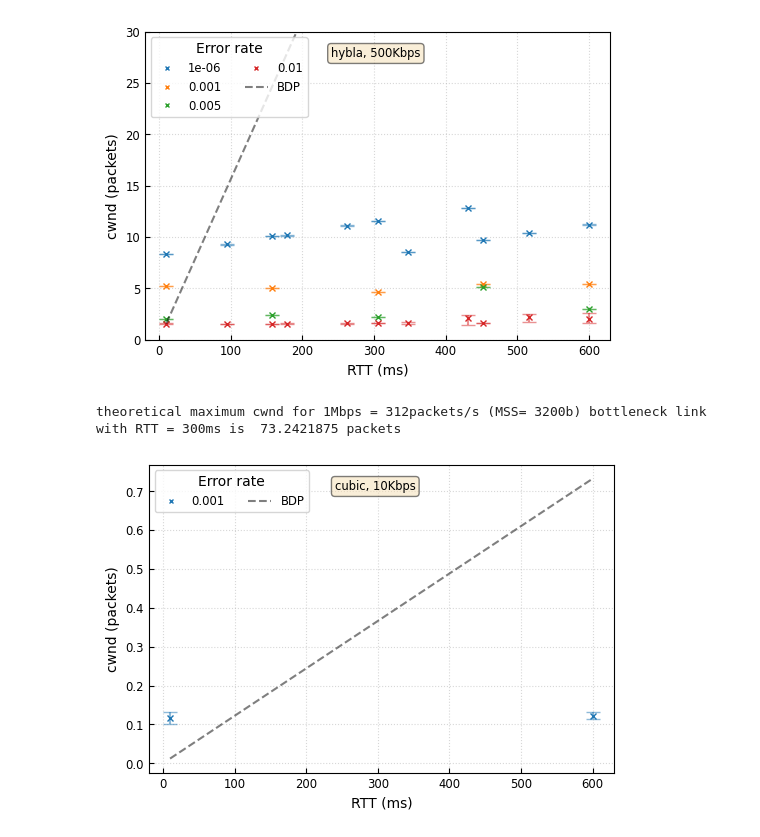
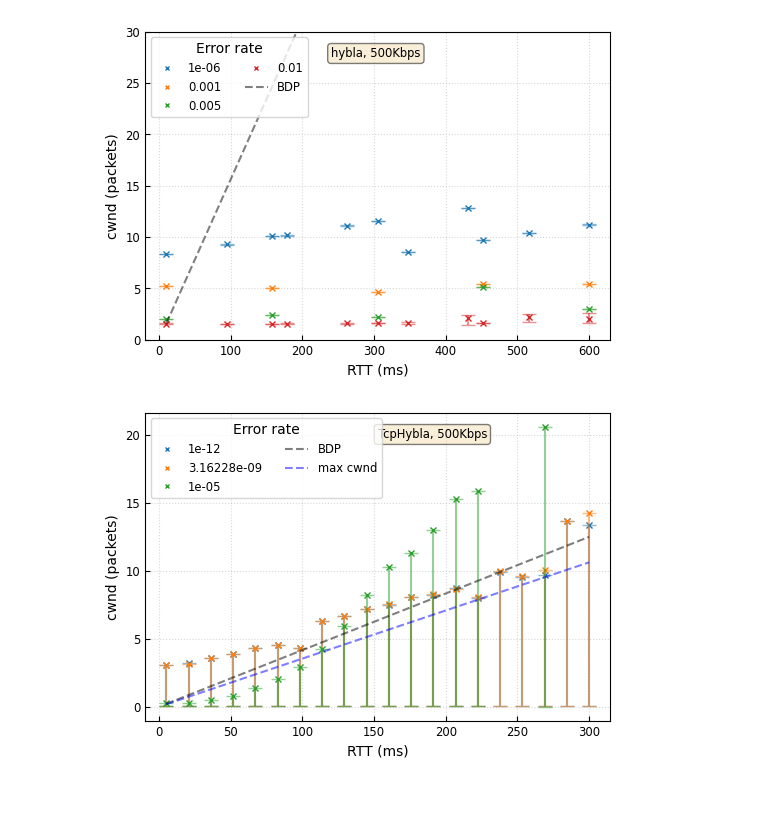
Before and after one commit to megretj/qpepcca, a Jupyter notebook: ns3_analysis.ipynb, the cells around one changed output. Saved outputs shown, nothing was run; the diff lists cells and outputs as text; code cells hidden in the pictures; blank space fills up the shorter version.

```diff
--- a/ns3_analysis.ipynb
+++ b/ns3_analysis.ipynb
@@ -190,20 +191,22 @@ def average_cwnd(file_path):
 
 fig, axs = plt.subplots(1, 1, figsize=(8, 6))
 props = dict(boxstyle='round', facecolor='wheat', alpha=1)
-mss = 1000 # in bytes
-bandwidth = 2e6 # in bits per second
-rtt = 0.54 # in seconds
+mss = 1500 # in bytes
+bandwidth = 5e5 # in bits per second
+data = np.loadtxt(f'../../../Documents/Github/ns-3-dev/results/tcp_model_comparison/TcpNewReno/TcpNewReno_1e-05_5.000000ms_500Kbps_0-rtt.data')
+rtt = max(data[:,1])
+#rtt = 0.27
 bdp = rtt*bandwidth/(mss*8)
 err = 0.0000001
-cca = "Cubic"
-data = np.loadtxt(f'../../../Documents/Github/ns-3-dev/TcpVariantsComparison-cwnd.data')
+cca = "NewReno"
+data = np.loadtxt(f'../../../Documents/Github/ns-3-dev/results/tcp_model_comparison/TcpNewReno/TcpNewReno_1e-05_268.947368ms_500Kbps_0-cwnd.data')
 axs.plot(data[:,0],data[:,1]/mss)
 axs.axhline(bdp, label="BDP (in packets)", color = 'red')
-axs.axhline(average_cwnd(f'../../../Documents/Github/ns-3-dev/TcpVariantsComparison-cwnd.data')/mss, label="averagecwnd",color = 'orange')
+axs.axhline(average_cwnd(f'../../../Documents/Github/ns-3-dev/results/tcp_model_comparison/TcpNewReno/TcpNewReno_1e-05_268.947368ms_500Kbps_0-cwnd.data')/mss, label="averagecwnd",color = 'orange')
 axs.set_xlabel("time")
 axs.set_ylabel("cwnd (in packets)")
 #axs.set_xlim(200,250)
-axs.set_ylim(0,bdp*3)
+#axs.set_ylim(0,bdp*3)
 # place the legend in the top left corner
 axs.legend(loc=2)
 axs.grid()
@@ -211,5 +214,6 @@ axs.set_title(f"{cca}")
 # data = np.loadtxt(f'../../../Documents/Github/ns-3-dev/TcpVariantsComparison-received.data')
 # transmitted_packets = np.sum(data[:,1])/mss
 axs.text(0.40, 0.95, f"bandwidth: {bandwidth}bps \n rtt = {rtt}s, packet_error = {err} \n rtt0 = {0.025}s", transform=axs.transAxes, fontsize="small",verticalalignment='top', bbox=props)
+plt.show()
 #plt.savefig(f"./figures/ns3_results/{cca}-{bandwidth}-{rtt}-{err}.png", dpi=300, bbox_inches='tight')
 # %% [output]
@@ -1246,63 +1293,56 @@ theoretical maximum cwnd for 1Mbps = 312packets/s (MSS= 3200b) bottleneck link w
 # %%
-def get_run(file_path):
-    match = re.search(r"-(\d+?).",file_path)
-    if not match:
-        print(f"Error: Run not found in {file_path}")
-        return None
-
-# This is a new test where I deleted all the queues on the network
 import matplotlib.colors as mcolors
 my_colours = list(mcolors.TABLEAU_COLORS.values())
-mtu = 1024*8 # bits
+mtu = 1500*8 # bits
 props = dict(boxstyle='round', facecolor='wheat', alpha=0.5)
-bw = "10Kbps"
-bdw = 1e4
-cca = "cubic"
-folder_path = "./ns3_results/07.08.23/"
+bw = "500Kbps"
+bdw = 5e5
+cca = "TcpHybla"
+folder_path = f"../../../Documents/Github/ns-3-dev/results/tcp_model_comparison/{cca}/"
 
 # Get a list of all files in the folder
 file_list = os.listdir(folder_path)
 # Create dictionary to store the average cwnd for each error, rtt, and run
 results = {}
 for i,filename in enumerate(file_list):
-    if not filename.endswith(".cwnd"):
+    if filename[-5:] != ".data":
         continue
     bandwidth = get_bandwidth(f'{folder_path}{filename}')
     error = get_error(f'{folder_path}{filename}')
-    rtt = get_rtt(f'{folder_path}{filename}')
+    rtt = get_rtt(folder_path,filename)
     run = get_run(f'{folder_path}{filename}')
     if bandwidth not in results:
         results[bandwidth] = {}
     if error not in results[bandwidth]:
         results[bandwidth][error] = {}
     if rtt not in results[bandwidth][error]:
         results[bandwidth][error][rtt] = []
     results[bandwidth][error][rtt].append(average_cwnd(f'{folder_path}{filename}'))
 
 
 fig, ax = plt.subplots(1,1,figsize=(6,4))
-print("theoretical maximum cwnd for 1Mbps = 312packets/s (MSS= 3200b) bottleneck link with RTT = 300ms is ", bdw/mtu, "packets")
 
 # sort the dictionary by error key
 results[bw] = dict(sorted(results[bw].items()))
 for j,error in enumerate(results[bw]):
     points = np.zeros((len(results[bw][error]),4))
     for i, rtt in enumerate(results[bw][error]):
-        points[i,:] = rtt , np.average(results[bw][error][rtt])/mtu, np.min(results[bw][error][rtt])/mtu, np.max(results[bw][error][rtt])/mtu
+        points[i,:] = rtt , np.max(results[bw][error][rtt])/mtu, np.min(results[bw][error][rtt])/mtu, np.max(results[bw][error][rtt])/mtu
     points = points[points[:,0].argsort()]
     ax.errorbar(points[:,0],points[:,1], yerr=[abs(points[:,1]-points[:,2]), abs(points[:,3]-points[:,1])], fmt='none', capsize=5,alpha=0.5, color=my_colours[j%len(my_colours)])
     #ax.errorbar(points[:,0],points[:,1], yerr=[points[:,1]*0.1, points[:,1]*0.08], fmt='none', capsize=5,alpha=0.5, color=my_colours[j%len(my_colours)])
     ax.plot(points[:,0],points[:,1],label=error,marker='x', markerfacecolor="none", markersize = '4',linestyle='',color=my_colours[j%len(my_colours)])
-ax.plot(points[:,0],bdw*points[:,0]/1000/mtu,linestyle='--',color='black', alpha = 0.5,label="BDP")
-# ax.set_ylim(0, 30)
-ax.text(0.40, 0.95, f"{cca}, {bw}", transform=ax.transAxes, fontsize="small",
+ax.plot(points[:,0],bdw*points[:,0]/mtu/1000,linestyle='--',color='black', alpha = 0.5,label="BDP")
+ax.plot(points[:,0],1.7/2*bdw*points[:,0]/mtu/1000,linestyle='--',color='blue', alpha = 0.5,label="max cwnd")
+#ax.set_ylim(0, 35)
+ax.text(0.50, 0.95, f"{cca}, {bw}", transform=ax.transAxes, fontsize="small",
         verticalalignment='top', bbox=props)
 ax.legend(title="Error rate",loc='upper left',fontsize="small", markerscale=0.6, ncols=2)
 plt.tick_params(axis='both', direction='in',labelsize="small", grid_alpha=0.5, grid_linestyle=':')
 ax.grid()
 ax.set_xlabel("RTT (ms)")
 ax.set_ylabel("cwnd (packets)")
 plt.show()
+# add the figure legend in latex as Average cwnd for different RTTs and errors, Hybla, Bottleneck bandwidth = 1Mbps
 # %% [output]
-theoretical maximum cwnd for 1Mbps = 312packets/s (MSS= 3200b) bottleneck link with RTT = 300ms is  73.2421875 packets
-[figure, old version]
+[figure, new version]
```
Also changed, not shown: parts of 7 cells of this notebook, 5 other files.
